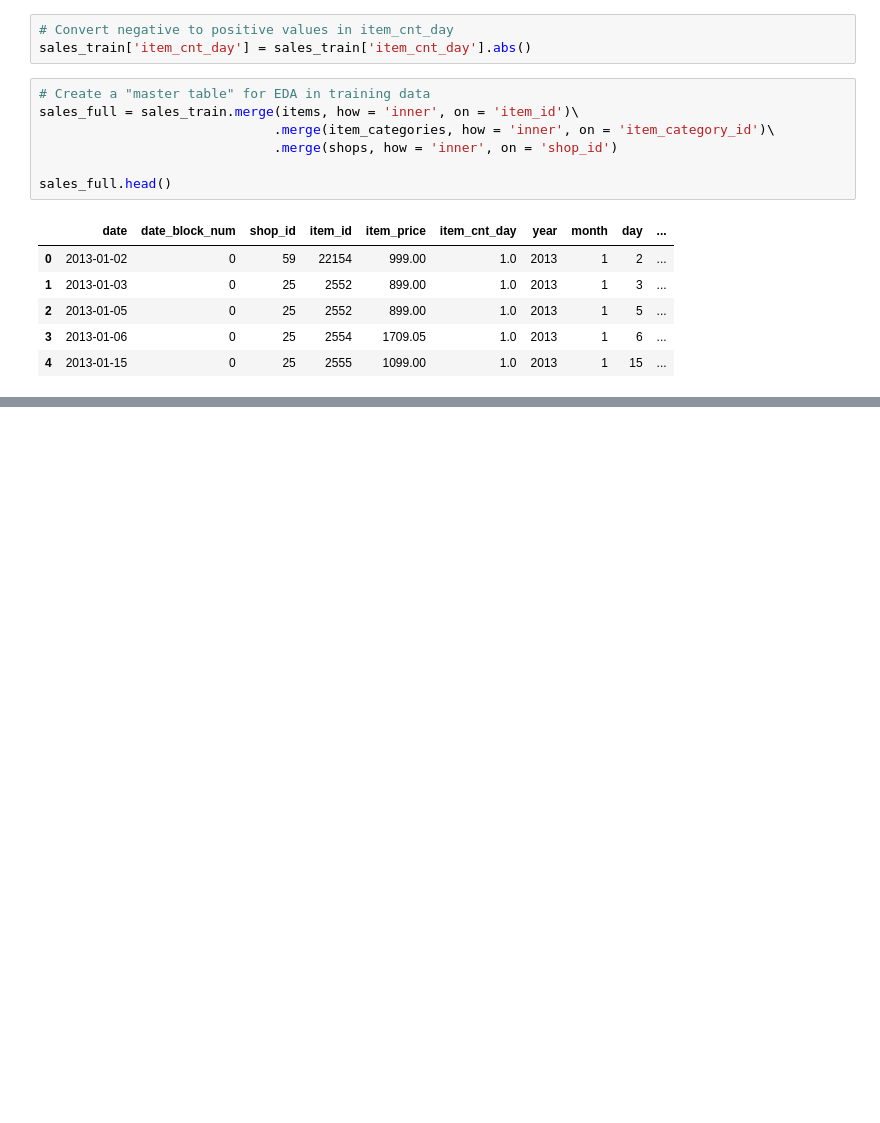
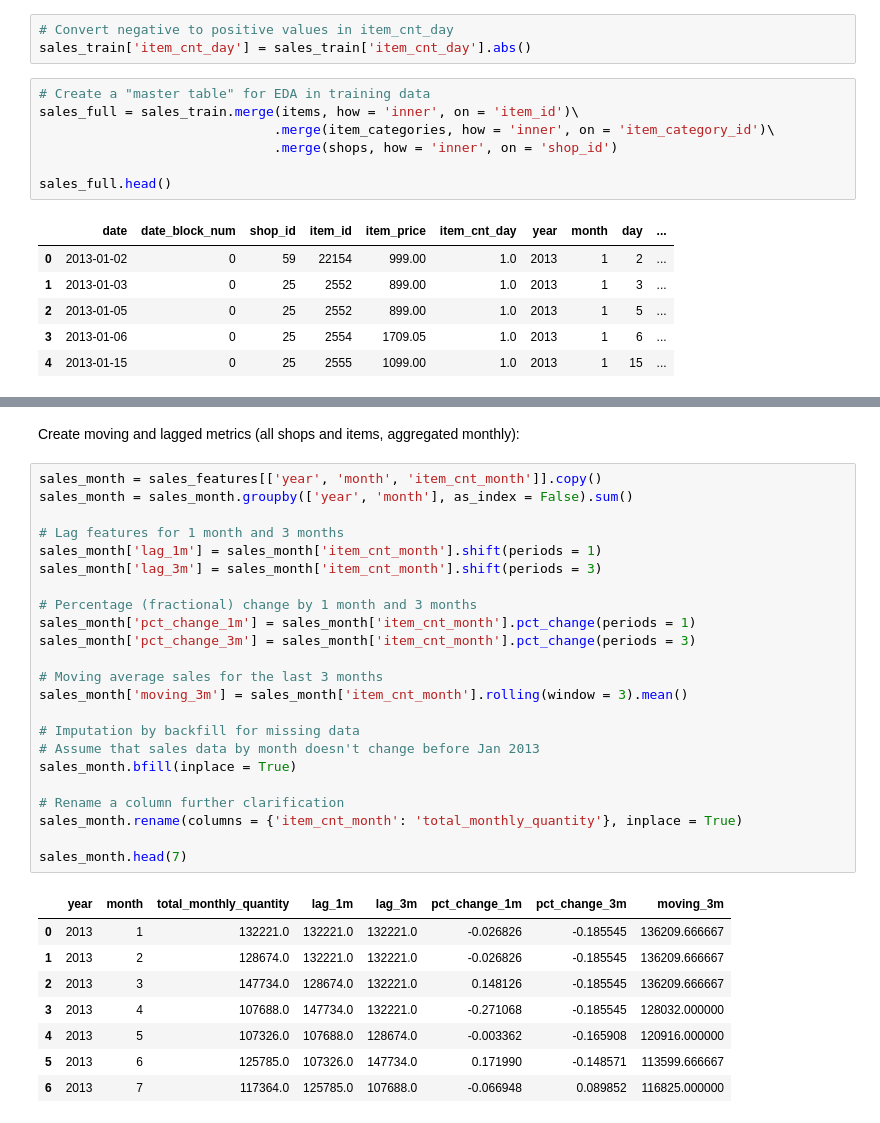
Before and after one commit to thaianle/future-sales-prediction, a Jupyter notebook: 02_new_features.ipynb, the cells around one changed output, grey strips where cells are left out. Cells and saved outputs as stored; diff of their text form; blank space fills up the shorter version.

```diff
--- a/02_new_features.ipynb
+++ b/02_new_features.ipynb
@@ -214,0 +366,34 @@ sales_full.head()
+# %% [markdown]
+Create moving and lagged metrics (all shops and items, aggregated monthly):
+# %%
+sales_month = sales_features[['year', 'month', 'item_cnt_month']].copy()
+sales_month = sales_month.groupby(['year', 'month'], as_index = False).sum()
+
+# Lag features for 1 month and 3 months
+sales_month['lag_1m'] = sales_month['item_cnt_month'].shift(periods = 1)
+sales_month['lag_3m'] = sales_month['item_cnt_month'].shift(periods = 3)
+
+# Percentage (fractional) change by 1 month and 3 months
+sales_month['pct_change_1m'] = sales_month['item_cnt_month'].pct_change(periods = 1)
+sales_month['pct_change_3m'] = sales_month['item_cnt_month'].pct_change(periods = 3)
+
+# Moving average sales for the last 3 months
+sales_month['moving_3m'] = sales_month['item_cnt_month'].rolling(window = 3).mean()
+
+# Imputation by backfill for missing data
+# Assume that sales data by month doesn't change before Jan 2013
+sales_month.bfill(inplace = True)
+
+# Rename a column further clarification
+sales_month.rename(columns = {'item_cnt_month': 'total_monthly_quantity'}, inplace = True)
+
+sales_month.head(7)
+# %% [output]
+|  | year | month | total_monthly_quantity | lag_1m | lag_3m | pct_change_1m | pct_change_3m | moving_3m |
+| 0 | 2013 | 1 | 132221.0 | 132221.0 | 132221.0 | -0.026826 | -0.185545 | 136209.666667 |
+| 1 | 2013 | 2 | 128674.0 | 132221.0 | 132221.0 | -0.026826 | -0.185545 | 136209.666667 |
+| 2 | 2013 | 3 | 147734.0 | 128674.0 | 132221.0 | 0.148126 | -0.185545 | 136209.666667 |
+| 3 | 2013 | 4 | 107688.0 | 147734.0 | 132221.0 | -0.271068 | -0.185545 | 128032.000000 |
+| 4 | 2013 | 5 | 107326.0 | 107688.0 | 128674.0 | -0.003362 | -0.165908 | 120916.000000 |
+| 5 | 2013 | 6 | 125785.0 | 107326.0 | 147734.0 | 0.171990 | -0.148571 | 113599.666667 |
+| 6 | 2013 | 7 | 117364.0 | 125785.0 | 107688.0 | -0.066948 | 0.089852 | 116825.000000 |
```
Also changed, not shown: parts of 25 cells of this notebook, 1 other file.
